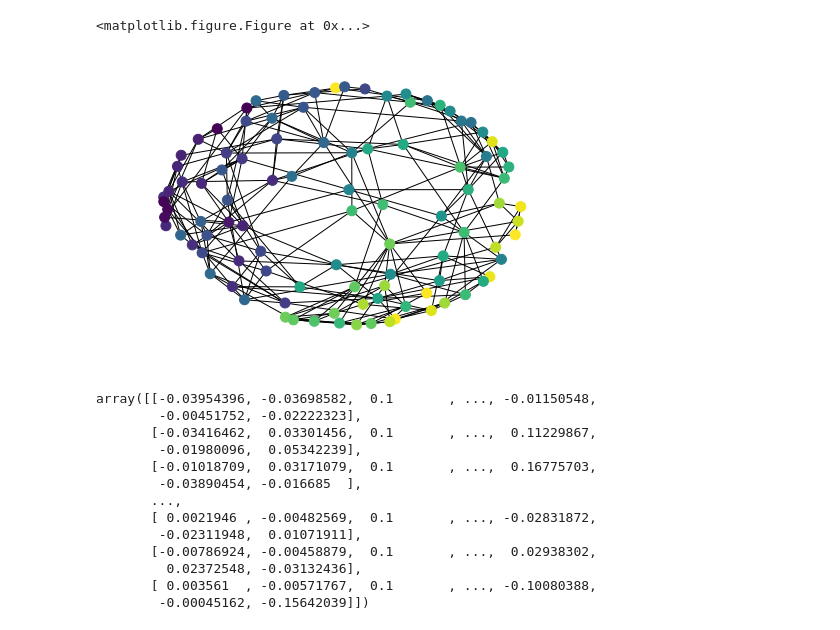
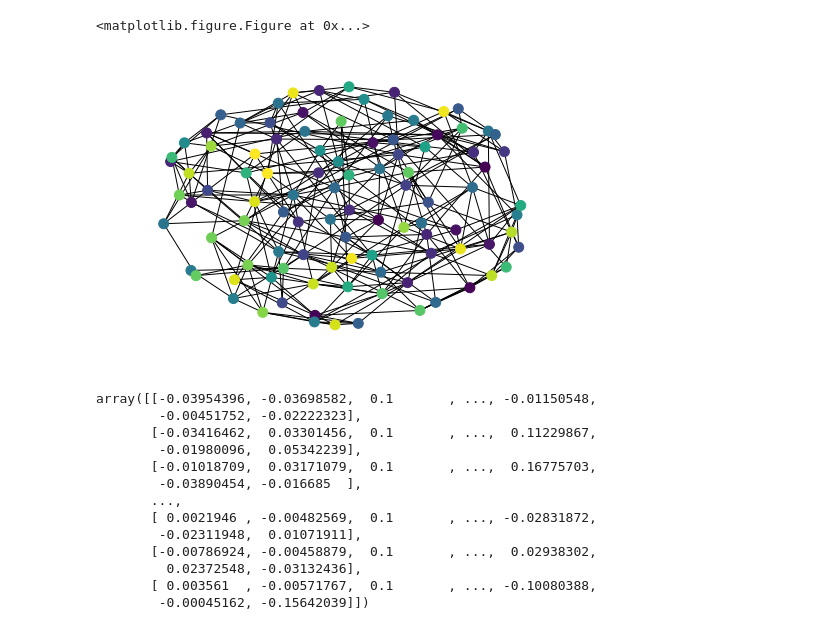
Before and after one commit to holdenlee/network-dynamics, a Jupyter notebook: Recommendation friends to reduce polarization.ipynb, the cells around one changed output. Drawn from its saved outputs; the diff is of its cells as text; code cells hidden in the pictures.

Commit message:
update_ideo

```diff
--- a/Recommendation friends to reduce polarization.ipynb
+++ b/Recommendation friends to reduce polarization.ipynb
@@ -26,7 +26,19 @@ def clamp(x,lo=0,hi=1):
     return lo if x<lo else \
            hi if x>hi else x
 
-def update_friendships(graph, node, sigma=0.1):
+def new_ideo(graph,node,wt=0.9,noise=0.05):
+    s = sum_friend_weights(graph,node)
+    return clamp(wt*node.ideo
+        + ((1-wt)*sum([nbr.ideo*graph.adj[node][nbr]['weight'] for nbr in graph.adj[node]])/s
+                 if s!=0 else (1-wt)*node.ideo)
+        + rand.gauss(0,noise),-1,1)
+
+def update_ideos(graph, wt=0.9,noise=0.05):
+    ideos = [new_ideo(graph,node,wt,noise) for node in graph.nodes()]
+    for (node, ideo) in zip(graph.nodes(),ideos):
+        node.ideo = ideo
+
+def update_friendships(graph, node, sigma=0.05):
     dels = []
     for nbr in graph.adj[node]:
         graph.adj[node][nbr]['weight']= clamp(graph.adj[node][nbr]['weight'] + rand.gauss(0,sigma))
@@ -79,8 +91,11 @@ def sample(li):
         return None
     return li[rand.randint(0,len(li)-1)]
 
-def loop_step(graph,sigma=0.1,p=0.1,acc_fn=lambda me, you: math.exp(-abs(me.ideo-you.ideo))):
+def loop_step(graph,sigma=0.1,p=0.1,
+              acc_fn=lambda me, you: math.exp(-abs(me.ideo-you.ideo)),
+              wt=0.9,noise=0.05):
     for node in graph.nodes():
+        update_ideos(graph, wt, noise)
         update_friendships(graph,node,sigma)
         maybe_make_friend(graph,node,p,acc_fn)
 
@@ -122,14 +137,14 @@ plt.clf()
 # %%
 G=init_graph(100)
 colors = [person.ideo for person in G.nodes()]
 #print(G.nodes())
 for t in range(1000):
-    loop_step(G, sigma=0.1,p=0.1, acc_fn=lambda me, you: math.exp(-2*abs(me.ideo-you.ideo)))
+    loop_step(G, sigma=0.1,p=0.1, acc_fn=lambda me, you: math.exp(-abs(me.ideo-you.ideo)))
 plt.clf()
 nx.draw(G, node_size=100, node_color = colors, cmap=plt.cm.viridis)
 #nx.draw(G)
 # %% [output]
-[figure, old version]
+[figure, new version]
 # %%
 import numpy.linalg as la
 import numpy as np
```
